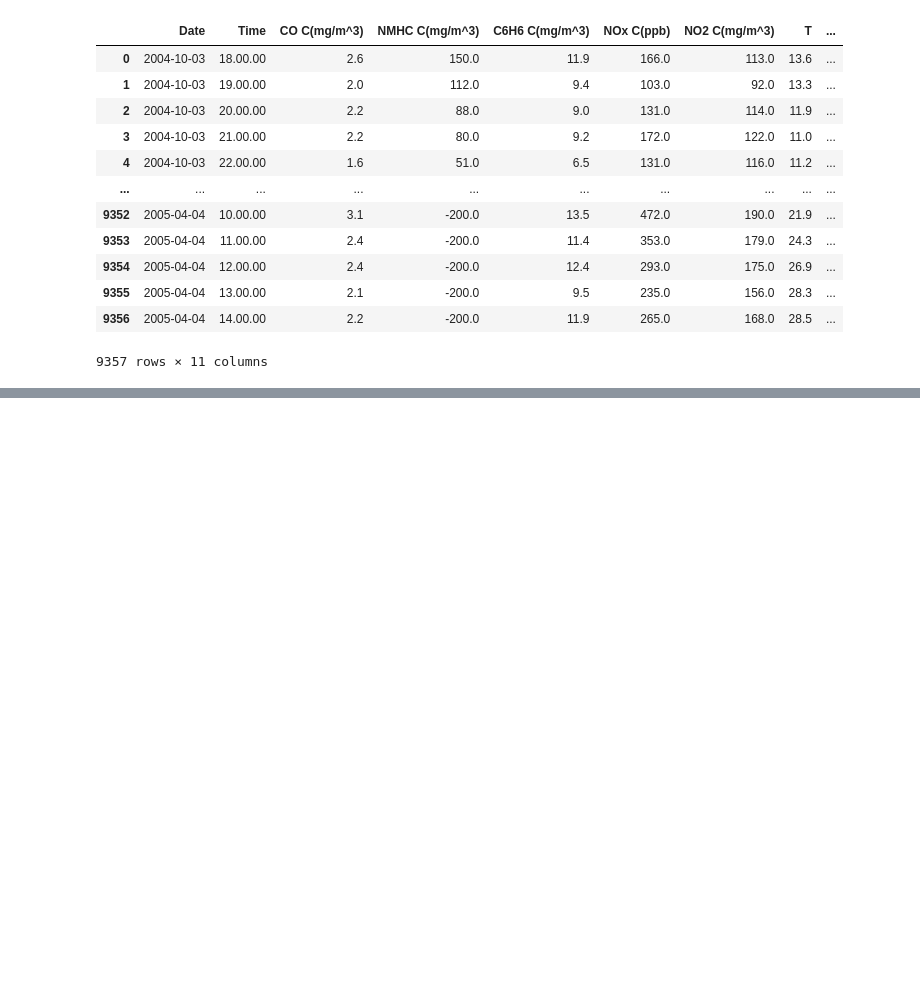
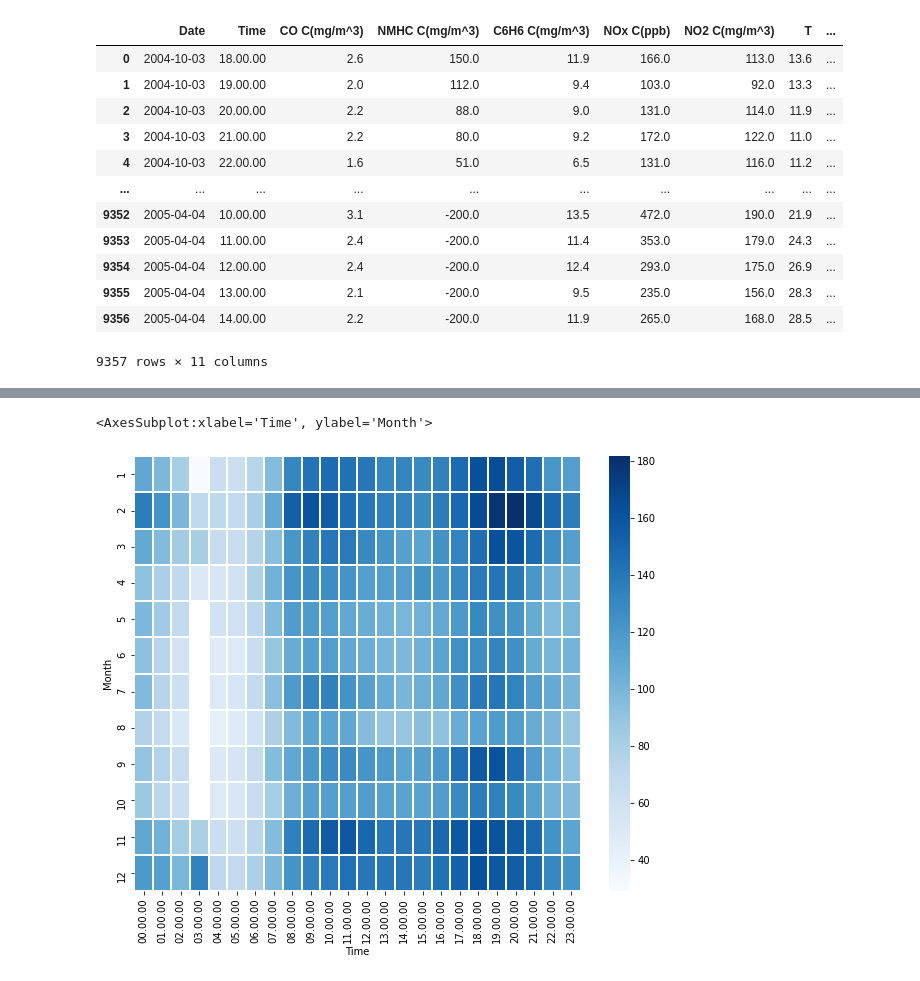
Before and after one commit to data301-2021-summer2/project-group55-project, a Jupyter notebook: analysis/analysis_notebook.ipynb, the cells around one changed output, grey strips where cells are left out. Drawn from its saved outputs; the diff is of its cells as text; code cells hidden in the pictures; blank space fills up the shorter version.

```diff
--- a/analysis/analysis_notebook.ipynb
+++ b/analysis/analysis_notebook.ipynb
@@ -135,0 +164,9 @@ load_and_process("C:/Users/UX305/data301/data301Project/project-group55-project/
+# %%
+plt.figure(figsize=(10,8))
+Nitrogen = df4.pivot_table(index='Month', columns='Time', values='NO2 C(mg/m^3)')
+sns.heatmap(Nitrogen, cmap='Blues', linecolor='white',linewidth=1)
+###There are low No2 concentration in early morning around 1am to 6am
+##the concentration of NO2 from Nov to Mar seems higher than in other times.
+# %% [output]
+<AxesSubplot:xlabel='Time', ylabel='Month'>
+[figure, added]
```
Also changed, not shown: parts of 8 cells of this notebook, 3 other files.
